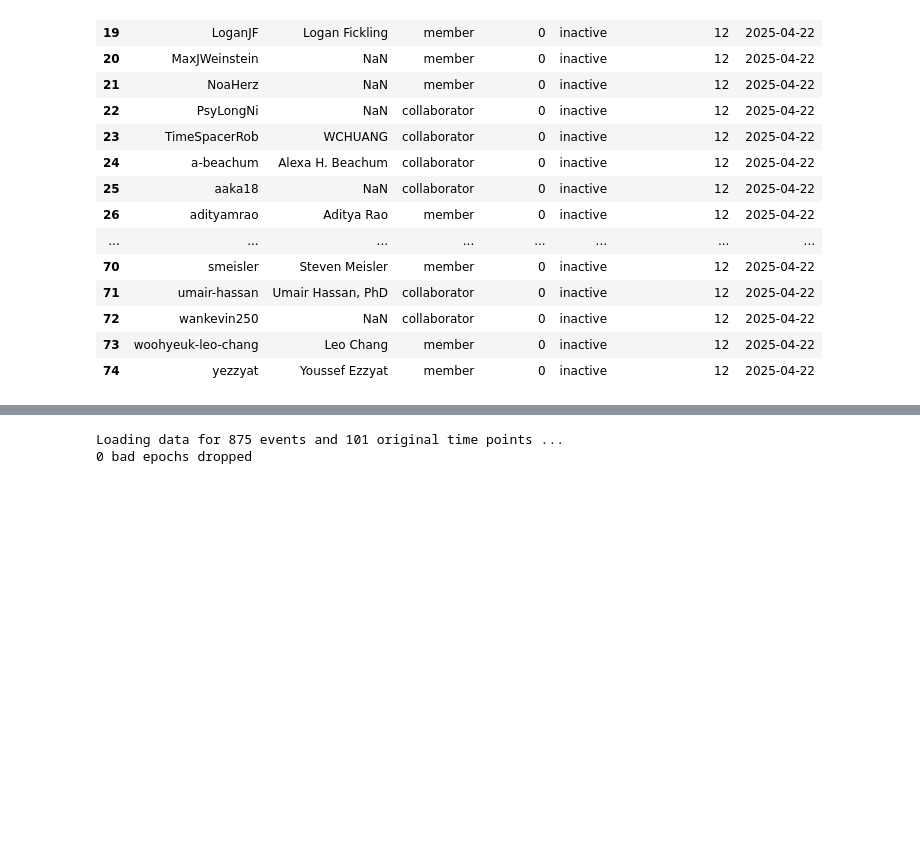
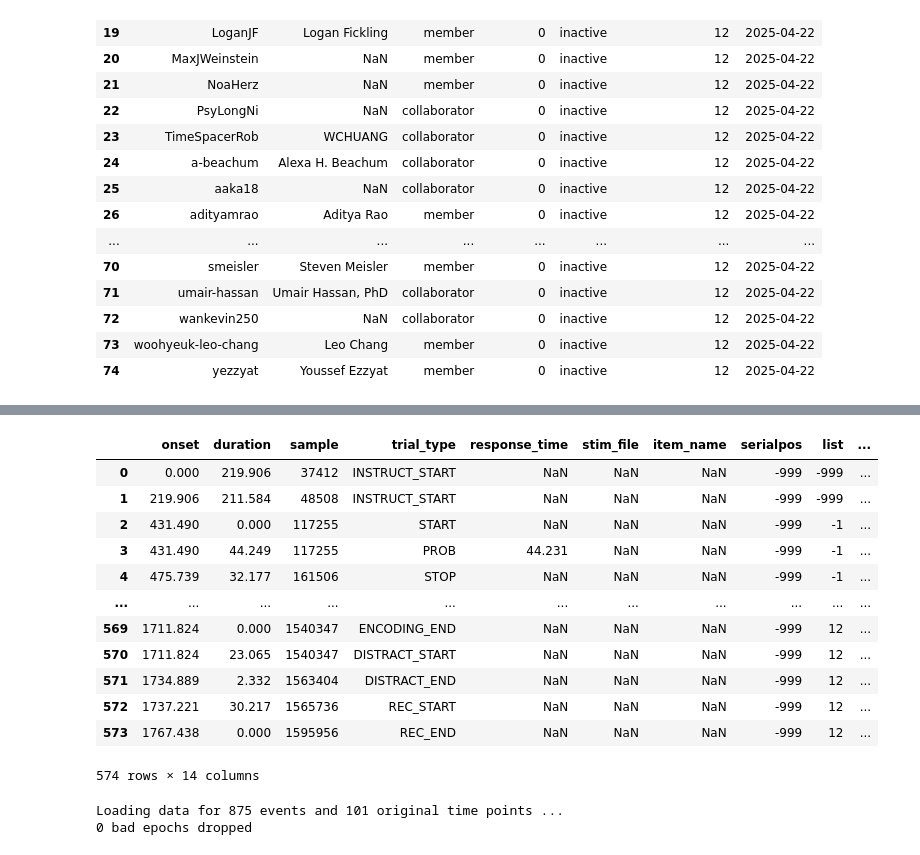
Before and after one commit to pennmem/EEGLoaderQualityCheck, a Jupyter notebook: draft/Introduction_Draft_Loading_OpenBids_CMLReaders.ipynb, the cells around one changed output, grey strips where cells are left out. Cells and saved outputs as stored; diff of their text form; code cells hidden in the pictures; blank space fills up the shorter version.

```diff
--- a/draft/Introduction_Draft_Loading_OpenBids_CMLReaders.ipynb
+++ b/draft/Introduction_Draft_Loading_OpenBids_CMLReaders.ipynb
@@ -64,5 +64,6 @@ gh_mems[gh_mems['status'] == 'inactive']
 | 73 | woohyeuk-leo-chang | Leo Chang | member | 0 | inactive | 12 | 2025-04-22 |
 | 74 | yezzyat | Youssef Ezzyat | member | 0 | inactive | 12 | 2025-04-22 |
 # %%
-bidsreader = CMLBIDSReader(root="/data/LTP_BIDS/pyedflib/FR1/", subject ="R1092J",  task="FR1", session=0)
-bidsepochs = bidsreader.load_epochs(tmin=0, tmax=0.1, acquisition="monopolar")
+bidsreader = CMLBIDSReader(root="/data/LTP_BIDS/pyedflib/FR1/", subject ="R1457T",  task="FR1", session=0)
+bids_evs = bidsreader.load_events()
+# bidsepochs = bidsreader.load_epochs(tmin=0, tmax=0.1, acquisition="monopolar")
@@ -82,3 +115,19 @@ No baseline correction applied
+# %%
+bids_evs
+# %% [output]
+|  | onset | duration | sample | trial_type | response_time | stim_file | item_name | serialpos | list | ... |
+| 0 | 0.000 | 219.906 | 37412 | INSTRUCT_START | NaN | NaN | NaN | -999 | -999 | ... |
+| 1 | 219.906 | 211.584 | 48508 | INSTRUCT_START | NaN | NaN | NaN | -999 | -999 | ... |
+| 2 | 431.490 | 0.000 | 117255 | START | NaN | NaN | NaN | -999 | -1 | ... |
+| 3 | 431.490 | 44.249 | 117255 | PROB | 44.231 | NaN | NaN | -999 | -1 | ... |
+| 4 | 475.739 | 32.177 | 161506 | STOP | NaN | NaN | NaN | -999 | -1 | ... |
+| ... | ... | ... | ... | ... | ... | ... | ... | ... | ... | ... |
+| 569 | 1711.824 | 0.000 | 1540347 | ENCODING_END | NaN | NaN | NaN | -999 | 12 | ... |
+| 570 | 1711.824 | 23.065 | 1540347 | DISTRACT_START | NaN | NaN | NaN | -999 | 12 | ... |
+| 571 | 1734.889 | 2.332 | 1563404 | DISTRACT_END | NaN | NaN | NaN | -999 | 12 | ... |
+| 572 | 1737.221 | 30.217 | 1565736 | REC_START | NaN | NaN | NaN | -999 | 12 | ... |
+| 573 | 1767.438 | 0.000 | 1595956 | REC_END | NaN | NaN | NaN | -999 | 12 | ... |
+574 rows × 14 columns
 # %%
 bidsepochs.get_data()
 # %% [output]
```
Also changed, not shown: parts of 11 cells of this notebook, 17 other files.
